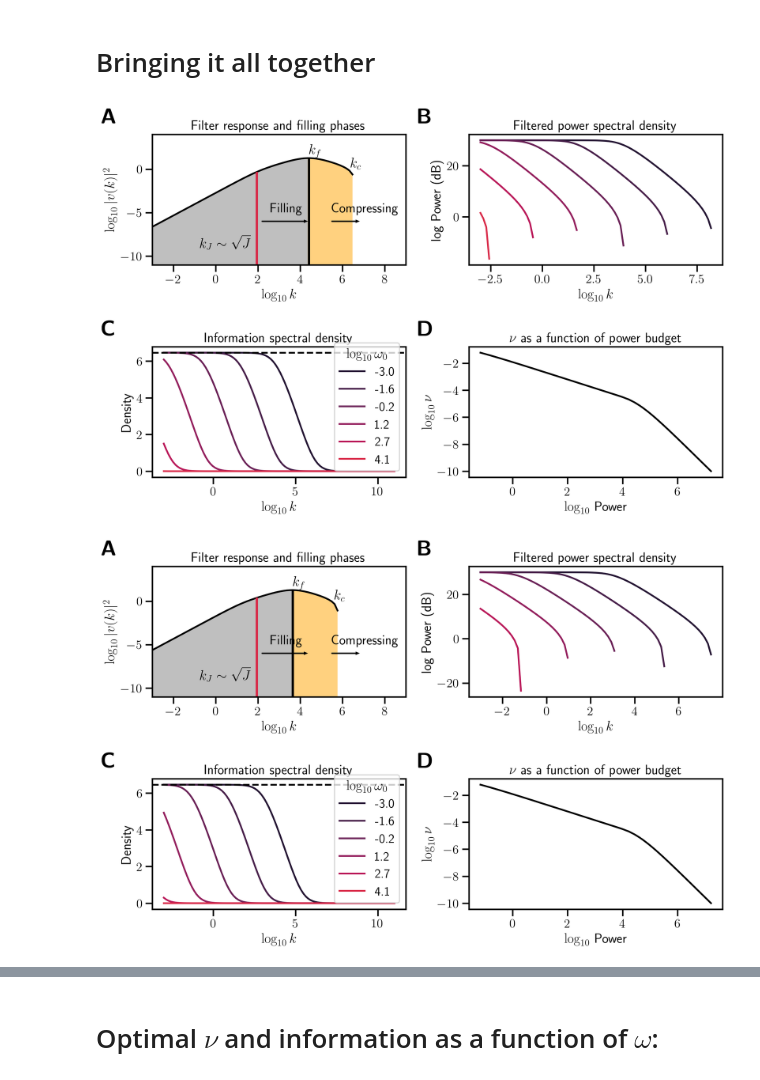
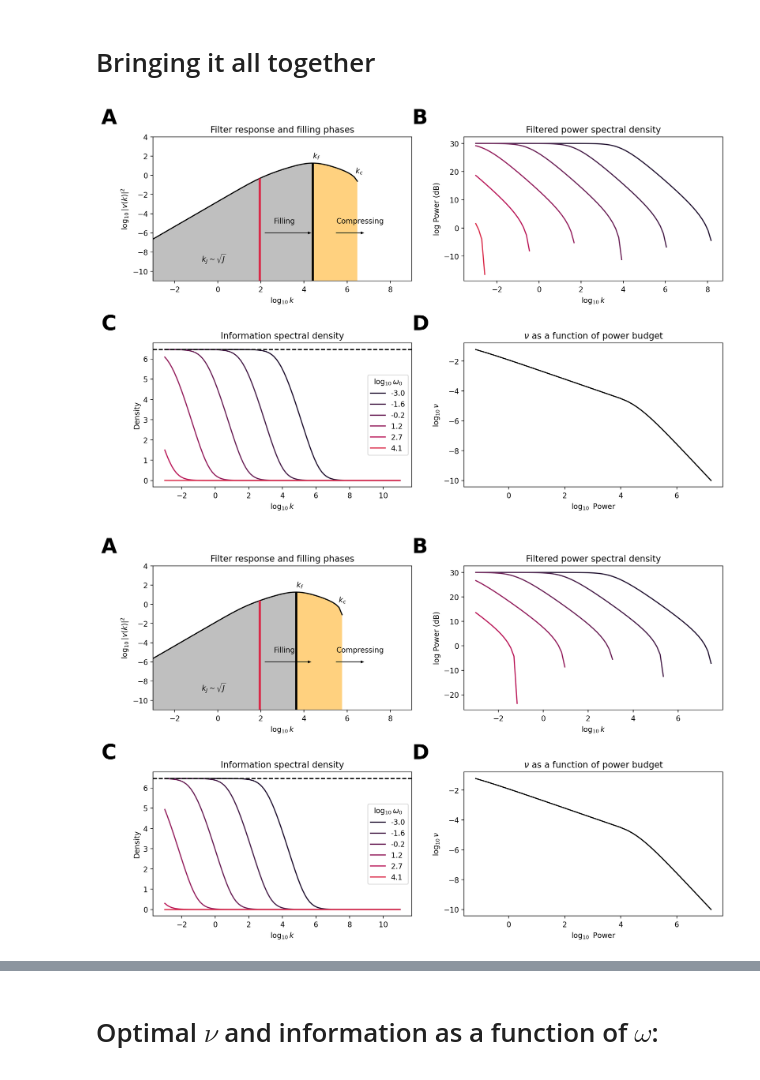
Before and after one commit to pearsonlab/efficientcodingcolor, a Jupyter notebook: Code/mosaic_density_color_original_modif.ipynb, the cells around one changed output, grey strips where cells are left out. Drawn from its saved outputs; the diff is of its cells as text; code cells hidden in the pictures.

```diff
--- a/Code/mosaic_density_color_original_modif.ipynb
+++ b/Code/mosaic_density_color_original_modif.ipynb
@@ -7,6 +7,10 @@ import numpy as np
 import scipy.stats as stats
 import matplotlib.pyplot as plt
 import matplotlib.patches as patches
+import matplotlib
+matplotlib.rcParams.update(matplotlib.rcParamsDefault)
+%matplotlib inline
+
 import seaborn as sns
 import scipy.optimize as opt
 import scipy.signal as ssig
@@ -42,7 +46,7 @@ dt = tt[1] - tt[0]
 sigin = 1
 sigout = 1.25
 #A = np.array([100])
-A = np.array([100,10,1])
+A = np.array([100,100,100])
 alpha = 1.3
 
 def soft_bandpass(lo, hi, freqs, stiffness=10):
@@ -91,6 +95,8 @@ oo, kk = np.meshgrid(freqs_omega_small, freqs_k_small)
 nu = 1e-3
 vfun = filter(A, sigin, sigout, nu)
 # %%
+matplotlib.rcParams.update(matplotlib.rcParamsDefault)
+%matplotlib inline
 for i in range(A.shape[0]):
     v = vfun(kk, oo, i)
     Ck = C(kk, oo, i)
@@ -175,38 +181,38 @@ for i in range(A.shape[0]):
     ax[0, 0].set_title(r"Filter response and filling phases")
     ax[0, 0].set_xlabel(r"$\log_{10} k$")
     ax[0, 0].set_ylabel(r"$\log_{10} |v(k)|^2$");
-    ax[0, 0].text(*label_loc, r'\textbf{A}', transform=ax[0, 0].transAxes, fontsize=fontsize, fontweight=fontweight, va='top')
+    ax[0, 0].text(*label_loc, "A", transform=ax[0, 0].transAxes, fontsize=fontsize, fontweight=fontweight, va='top')
 
 
     for idx, log_o in enumerate(o_logrange[:60:10]):
         numer = vfun(k_logrange, log_o, i)**2 * (C(k_logrange, log_o, i) + sigin**2) + sigout**2
         denom = vfun(k_logrange, log_o, i)**2 * (sigin**2) + sigout**2
         power = vfun(k_logrange, log_o, i)**2 * (C(k_logrange, log_o, i) + sigin**2)
         v2 = vfun(k_logrange, log_o, i)**2
         ax[0, 1].plot(np.log10(k_logrange), 10 * np.log10(power), label=np.around(np.log10(log_o), 1), color=cmap[idx])
         ax[1, 0].plot(np.log10(k_logrange), np.log(numer) - np.log(denom), label=np.around(np.log10(log_o), 1), color=cmap[idx])
 
     ax[0, 1].set_xlabel(r"$\log_{10} k$")
     ax[0, 1].set_ylabel(r"log Power (dB)");
     ax[0, 1].set_title(r"Filtered power spectral density");
-    ax[0, 1].text(*label_loc, r'\textbf{B}', transform=ax[0, 1].transAxes, fontsize=fontsize, fontweight=fontweight, va='top')
+    ax[0, 1].text(*label_loc, "B", transform=ax[0, 1].transAxes, fontsize=fontsize, fontweight=fontweight, va='top')
 
     ax[1, 0].axhline(-np.log(nu) - np.log(sigout**2), color='k', linestyle='--')
     ax[1, 0].set_xlabel(r"$\log_{10} k$")
     ax[1, 0].set_ylabel(r"Density")
     ax[1, 0].set_title(r"Information spectral density")
     ax[1, 0].legend(title=r"$\log_{10} \omega_0$")
-    ax[1, 0].text(*label_loc, r'\textbf{C}', transform=ax[1, 0].transAxes, fontsize=fontsize, fontweight=fontweight, va='top')
+    ax[1, 0].text(*label_loc, "C", transform=ax[1, 0].transAxes, fontsize=fontsize, fontweight=fontweight, va='top')
 
     ax[1, 1].plot(np.log10(pow_list), np.log10(nu_list), color='k')
     ax[1, 1].set_xlabel(r"$\log_{10}$ Power")
     ax[1, 1].set_ylabel(r"$\log_{10} \nu$")
     ax[1, 1].set_title(r"$\nu$ as a function of power budget")
-    ax[1, 1].text(*label_loc, r'\textbf{D}', transform=ax[1, 1].transAxes, fontsize=fontsize, fontweight=fontweight, va='top')
+    ax[1, 1].text(*label_loc, "D", transform=ax[1, 1].transAxes, fontsize=fontsize, fontweight=fontweight, va='top')
 
 
     plt.tight_layout()
 #plt.savefig("figures/k_scaling.pdf")
 # %% [output]
-[figure, old version]
+[figure, new version]
-[figure, old version]
+[figure, new version]
```
Also changed, not shown: parts of 14 cells of this notebook, 19 other files.
